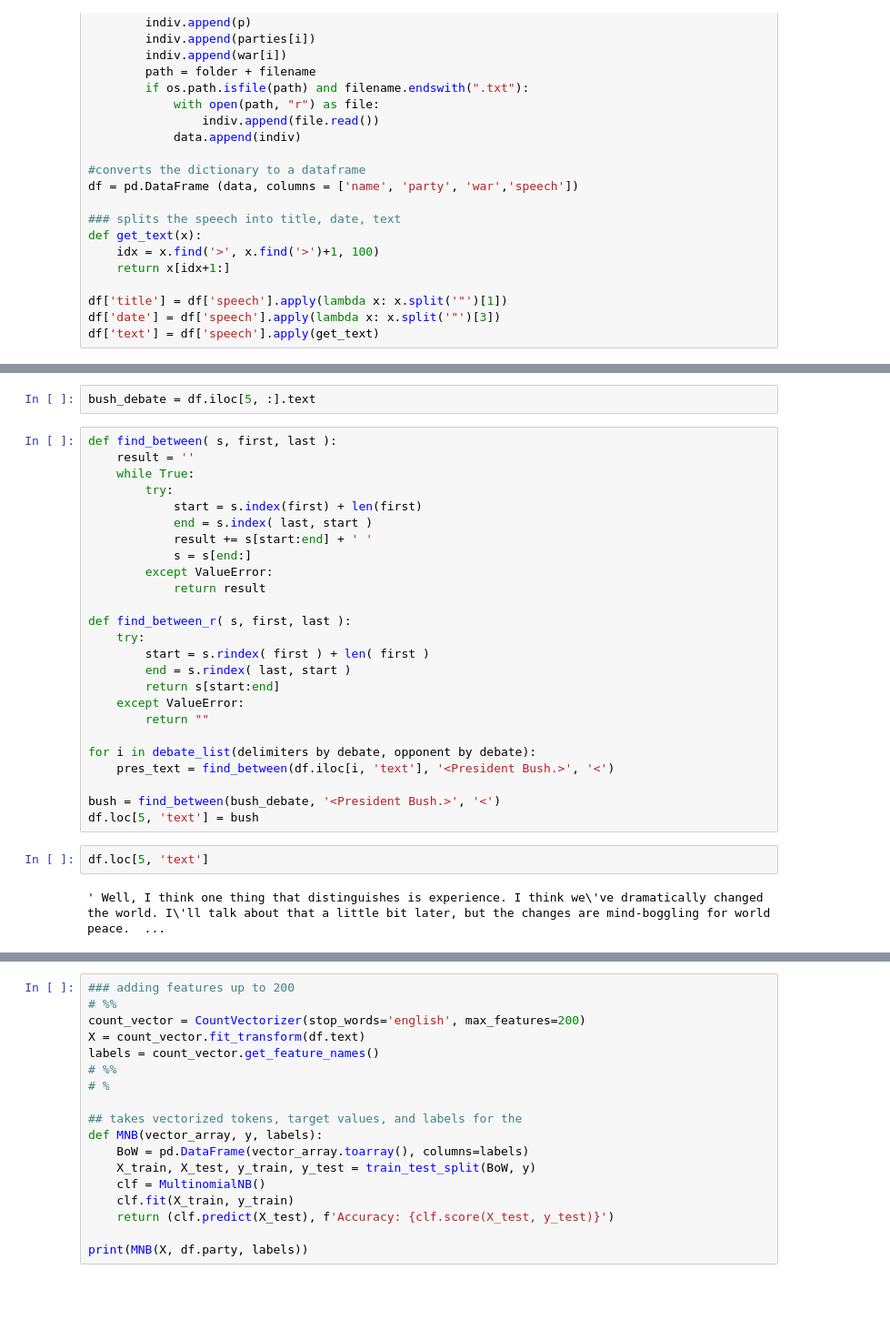
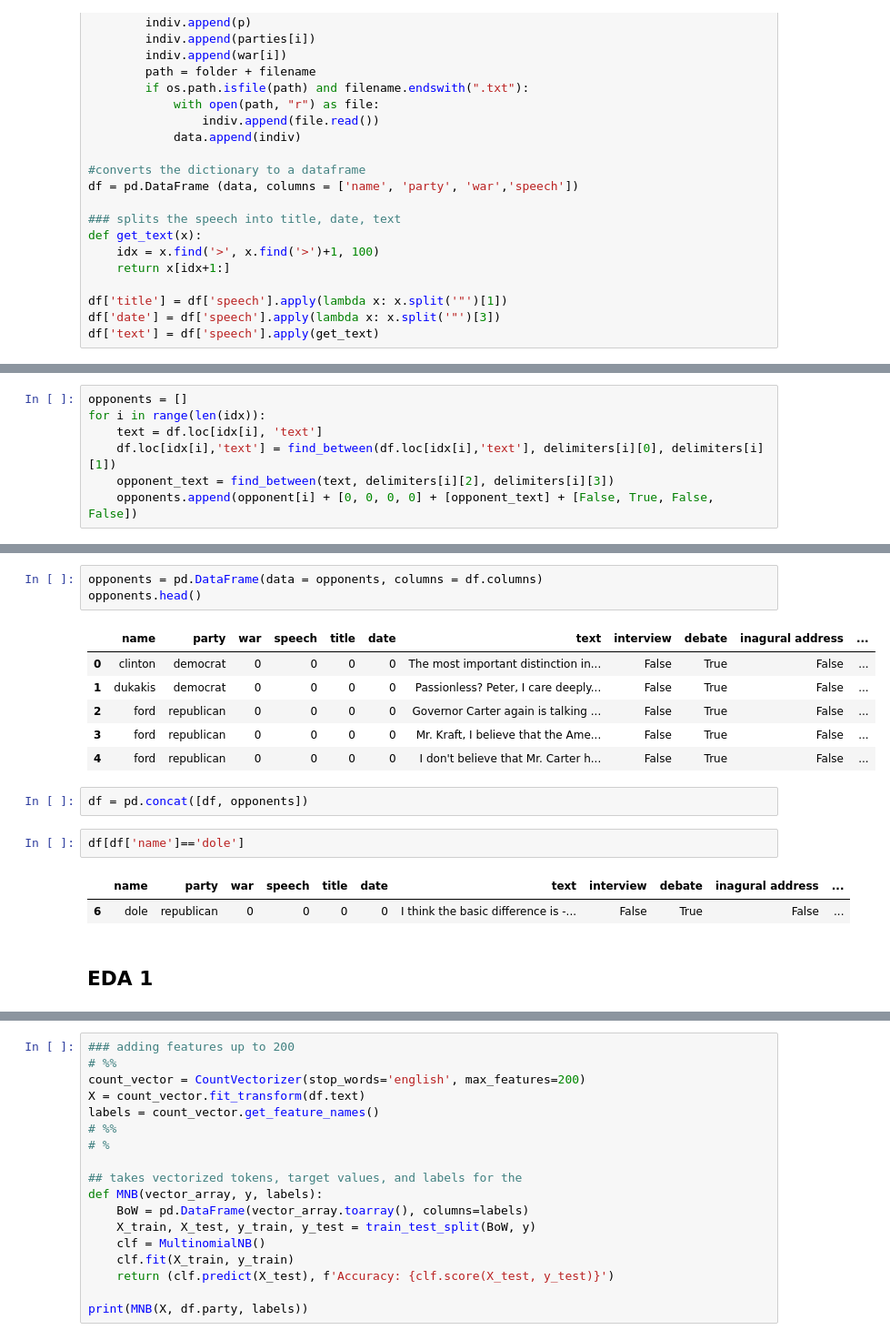
Before and after one commit to annewbarry/partisan-speech, a Jupyter notebook: partisan_speech.ipynb, the cells around one changed output, grey strips where cells are left out. Shown: that part at 91% size. Cells and saved outputs as stored; diff of their text form; blank space fills up the shorter version.

```diff
--- a/partisan_speech.ipynb
+++ b/partisan_speech.ipynb
@@ -111 +112,8 @@ df.head()
+# %%
+opponents = []
+for i in range(len(idx)):
+    text = df.loc[idx[i], 'text']
+    df.loc[idx[i],'text'] = find_between(df.loc[idx[i],'text'], delimiters[i][0], delimiters[i][1])
+    opponent_text = find_between(text, delimiters[i][2], delimiters[i][3])
+    opponents.append(opponent[i] + [0, 0, 0, 0] + [opponent_text] + [False, True, False, False])
 # %%
@@ -154,34 +136,22 @@ df.loc[5, 'text'] = bush
-# %%
-bush_debate = df.iloc[5, :].text
-# %%
-def find_between( s, first, last ):
-    result = ''
-    while True:
-        try:
-            start = s.index(first) + len(first)
-            end = s.index( last, start )
-            result += s[start:end] + ' '
-            s = s[end:]
-        except ValueError:
-            return result
-
-def find_between_r( s, first, last ):
-    try:
-        start = s.rindex( first ) + len( first )
-        end = s.rindex( last, start )
-        return s[start:end]
-    except ValueError:
-        return ""
-
-for i in debate_list(delimiters by debate, opponent by debate):
-    pres_text = find_between(df.iloc[i, 'text'], '<President Bush.>', '<')
-
-bush = find_between(bush_debate, '<President Bush.>', '<')
-df.loc[5, 'text'] = bush
-# %%
-df.loc[5, 'text']
-# %% [output]
-' Well, I think one thing that distinguishes is experience. I think we\'ve dramatically changed the world. I\'ll talk about that a little bit later, but the changes are mind-boggling for world peace.  ...
+# %%
+opponents = pd.DataFrame(data = opponents, columns = df.columns)
+opponents.head()
+# %% [output]
+|  | name | party | war | speech | title | date | text | interview | debate | inagural address | ... |
+| 0 | clinton | democrat | 0 | 0 | 0 | 0 | The most important distinction in... | False | True | False | ... |
+| 1 | dukakis | democrat | 0 | 0 | 0 | 0 | Passionless? Peter, I care deeply... | False | True | False | ... |
+| 2 | ford | republican | 0 | 0 | 0 | 0 | Governor Carter again is talking ... | False | True | False | ... |
+| 3 | ford | republican | 0 | 0 | 0 | 0 | Mr. Kraft, I believe that the Ame... | False | True | False | ... |
+| 4 | ford | republican | 0 | 0 | 0 | 0 | I don't believe that Mr. Carter h... | False | True | False | ... |
+# %%
+df = pd.concat([df, opponents])
+# %%
+df[df['name']=='dole']
+# %% [output]
+|  | name | party | war | speech | title | date | text | interview | debate | inagural address | ... |
+| 6 | dole | republican | 0 | 0 | 0 | 0 | I think the basic difference is -... | False | True | False | ... |
+# %% [markdown]
+## EDA 1
 # %%
 ##EDA!!!
 
```
Also changed, not shown: parts of 32 cells of this notebook.
